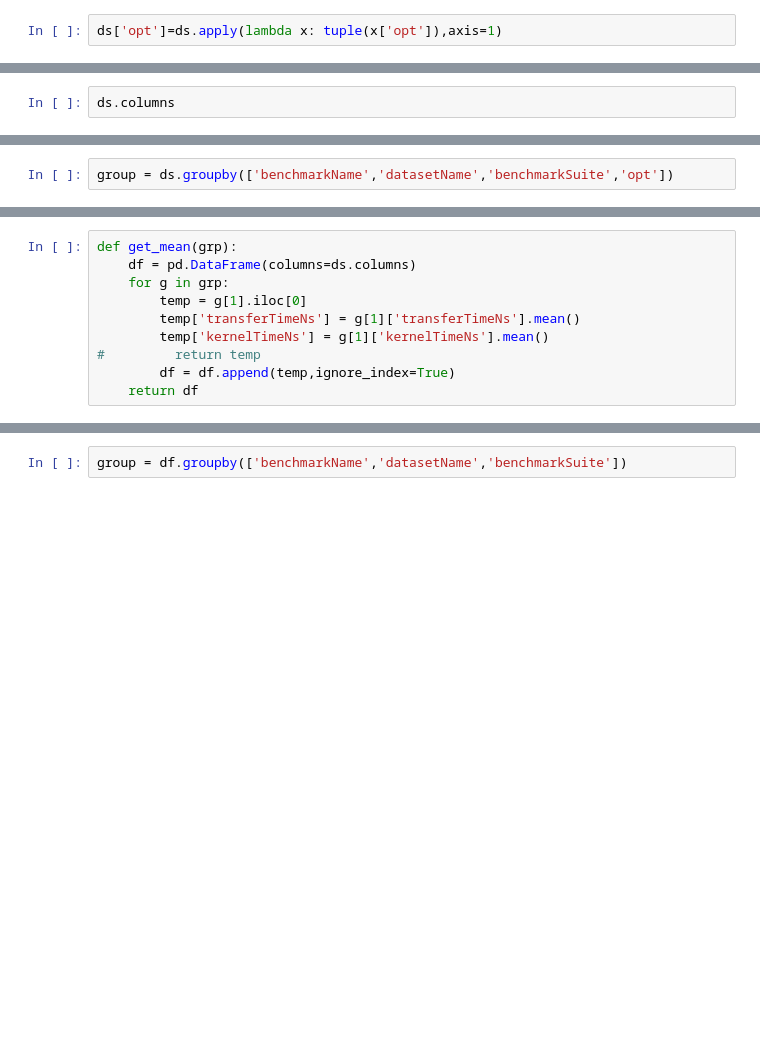
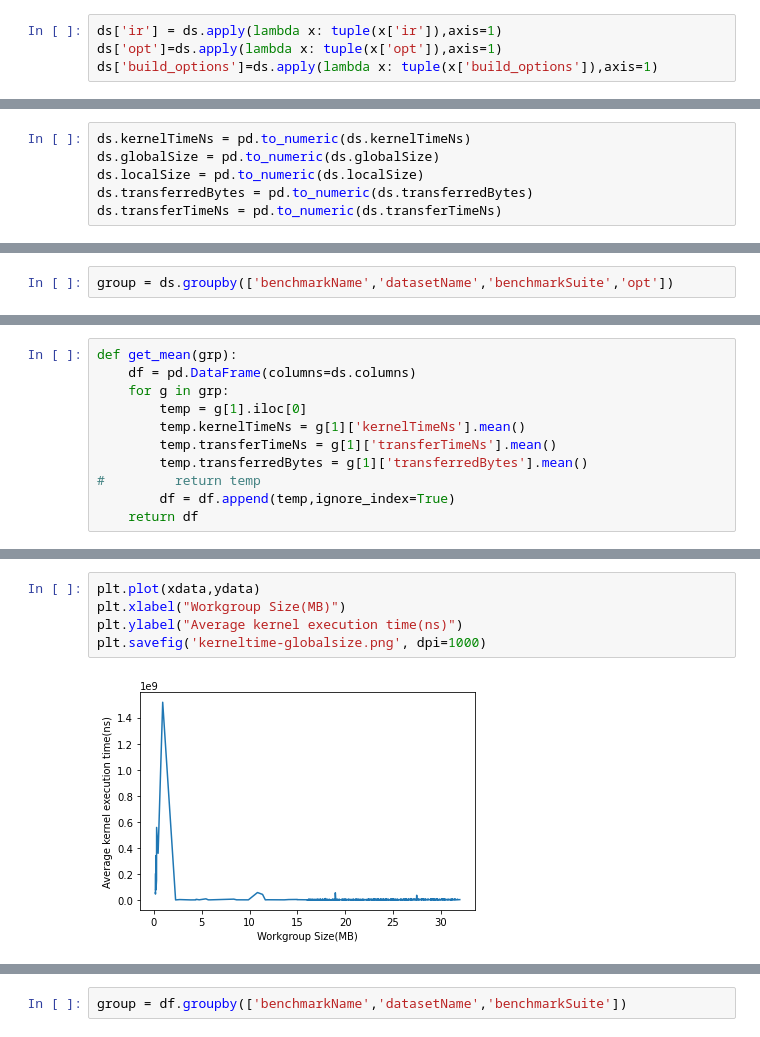
Before and after one commit to abhinavthomas/gpgpu.bechmarks, a Jupyter notebook: data_pipeline.ipynb, the cells around one changed output, grey strips where cells are left out. Drawn from its saved outputs; the diff is of its cells as text; blank space fills up the shorter version.

```diff
--- a/data_pipeline.ipynb
+++ b/data_pipeline.ipynb
@@ -8,3 +15,5 @@ ds['ir'] = ds.apply(lambda x: tuple(x['ir']),axis=1)
 # %%
+ds['ir'] = ds.apply(lambda x: tuple(x['ir']),axis=1)
 ds['opt']=ds.apply(lambda x: tuple(x['opt']),axis=1)
+ds['build_options']=ds.apply(lambda x: tuple(x['build_options']),axis=1)
 # %%
@@ -14,2 +27,6 @@ array(['-I.'], dtype=object)
 # %%
-ds.columns
+ds.kernelTimeNs = pd.to_numeric(ds.kernelTimeNs)
+ds.globalSize = pd.to_numeric(ds.globalSize)
+ds.localSize = pd.to_numeric(ds.localSize)
+ds.transferredBytes = pd.to_numeric(ds.transferredBytes)
+ds.transferTimeNs = pd.to_numeric(ds.transferTimeNs)
@@ -26,8 +87,9 @@ def get_mean(grp):
     df = pd.DataFrame(columns=ds.columns)
     for g in grp:
         temp = g[1].iloc[0]
-        temp['transferTimeNs'] = g[1]['transferTimeNs'].mean()
-        temp['kernelTimeNs'] = g[1]['kernelTimeNs'].mean()
+        temp.kernelTimeNs = g[1]['kernelTimeNs'].mean()
+        temp.transferTimeNs = g[1]['transferTimeNs'].mean()
+        temp.transferredBytes = g[1]['transferredBytes'].mean()
 #         return temp
         df = df.append(temp,ignore_index=True)
     return df
@@ -35,0 +126,7 @@ df = get_mean(group)
+# %%
+plt.plot(xdata,ydata)
+plt.xlabel("Workgroup Size(MB)")
+plt.ylabel("Average kernel execution time(ns)")
+plt.savefig('kerneltime-globalsize.png', dpi=1000)
+# %% [output]
+[figure, added]
```
Also changed, not shown: parts of 30 cells of this notebook, 2 other files.
